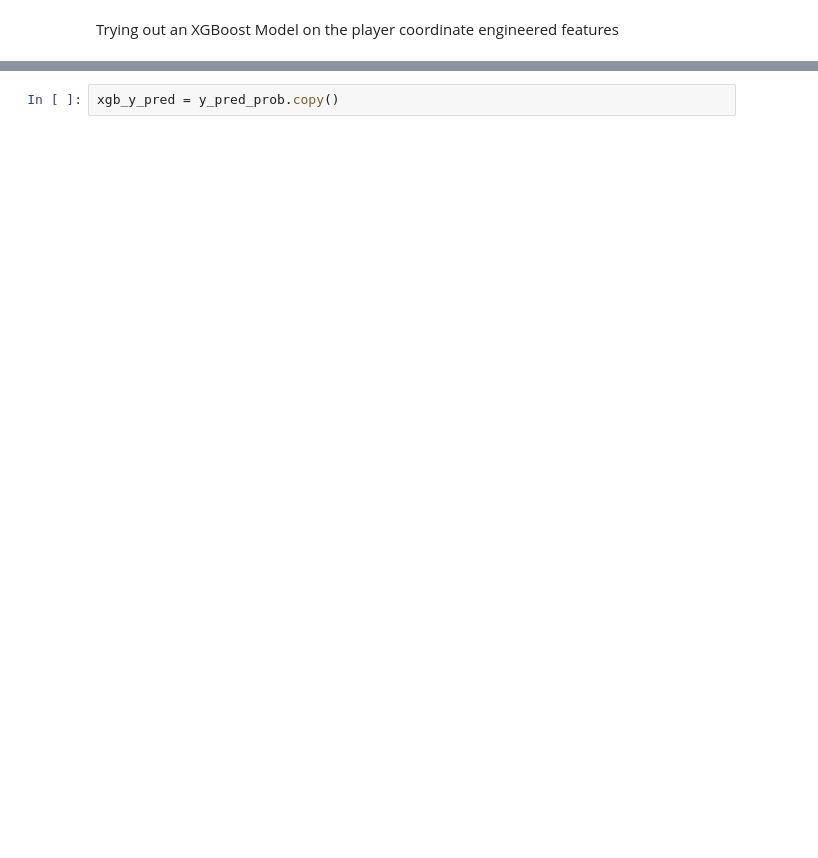
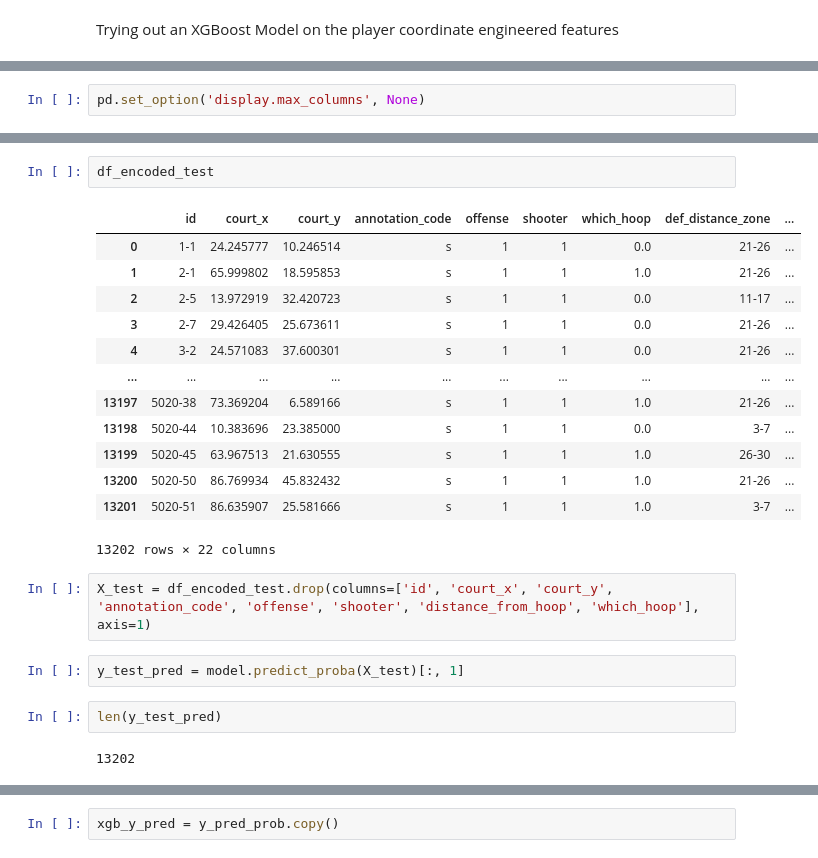
Before and after one commit to timseymour42/shotquality-offensive-rebounding, a Jupyter notebook: orbd_prediction.ipynb, the cells around one changed output, grey strips where cells are left out. Saved outputs shown, nothing was run; the diff lists cells and outputs as text; blank space fills up the shorter version.

```diff
--- a/orbd_prediction.ipynb
+++ b/orbd_prediction.ipynb
@@ -455,6 +477,8 @@ X = df_encoded_train.drop(columns=['id', 'court_x', 'court_y', 'annotation_code'
 y = train_pbp['is_oreb']  # Assuming train_pbp is the DataFrame containing the target variable 'is_oreb'
 
 X_train, X_test, y_train, y_test = train_test_split(X, y, test_size=0.2, random_state=42)
+# %%
+pd.set_option('display.max_columns', None)
 # %%
 # Train the XGBoost model
 model = xgb.XGBClassifier(learning_rate=0.1, n_estimators=100, objective='binary:logistic', eval_metric='logloss', max_depth=3, min_child_weight=5)
@@ -475,0 +510,24 @@ array([0.27067003, 0.31894723, 0.2082959 , ..., 0.28811142, 0.24874716,
+# %%
+df_encoded_test
+# %% [output]
+|  | id | court_x | court_y | annotation_code | offense | shooter | which_hoop | def_distance_zone | ... |
+| 0 | 1-1 | 24.245777 | 10.246514 | s | 1 | 1 | 0.0 | 21-26 | ... |
+| 1 | 2-1 | 65.999802 | 18.595853 | s | 1 | 1 | 1.0 | 21-26 | ... |
+| 2 | 2-5 | 13.972919 | 32.420723 | s | 1 | 1 | 0.0 | 11-17 | ... |
+| 3 | 2-7 | 29.426405 | 25.673611 | s | 1 | 1 | 0.0 | 21-26 | ... |
+| 4 | 3-2 | 24.571083 | 37.600301 | s | 1 | 1 | 0.0 | 21-26 | ... |
+| ... | ... | ... | ... | ... | ... | ... | ... | ... | ... |
+| 13197 | 5020-38 | 73.369204 | 6.589166 | s | 1 | 1 | 1.0 | 21-26 | ... |
+| 13198 | 5020-44 | 10.383696 | 23.385000 | s | 1 | 1 | 0.0 | 3-7 | ... |
+| 13199 | 5020-45 | 63.967513 | 21.630555 | s | 1 | 1 | 1.0 | 26-30 | ... |
+| 13200 | 5020-50 | 86.769934 | 45.832432 | s | 1 | 1 | 1.0 | 21-26 | ... |
+| 13201 | 5020-51 | 86.635907 | 25.581666 | s | 1 | 1 | 1.0 | 3-7 | ... |
+13202 rows × 22 columns
+# %%
+X_test = df_encoded_test.drop(columns=['id', 'court_x', 'court_y', 'annotation_code', 'offense', 'shooter', 'distance_from_hoop', 'which_hoop'], axis=1)
+# %%
+y_test_pred = model.predict_proba(X_test)[:, 1]
+# %%
+len(y_test_pred)
+# %% [output]
+13202
```
Also changed, not shown: parts of 61 cells of this notebook, 2 other files.
